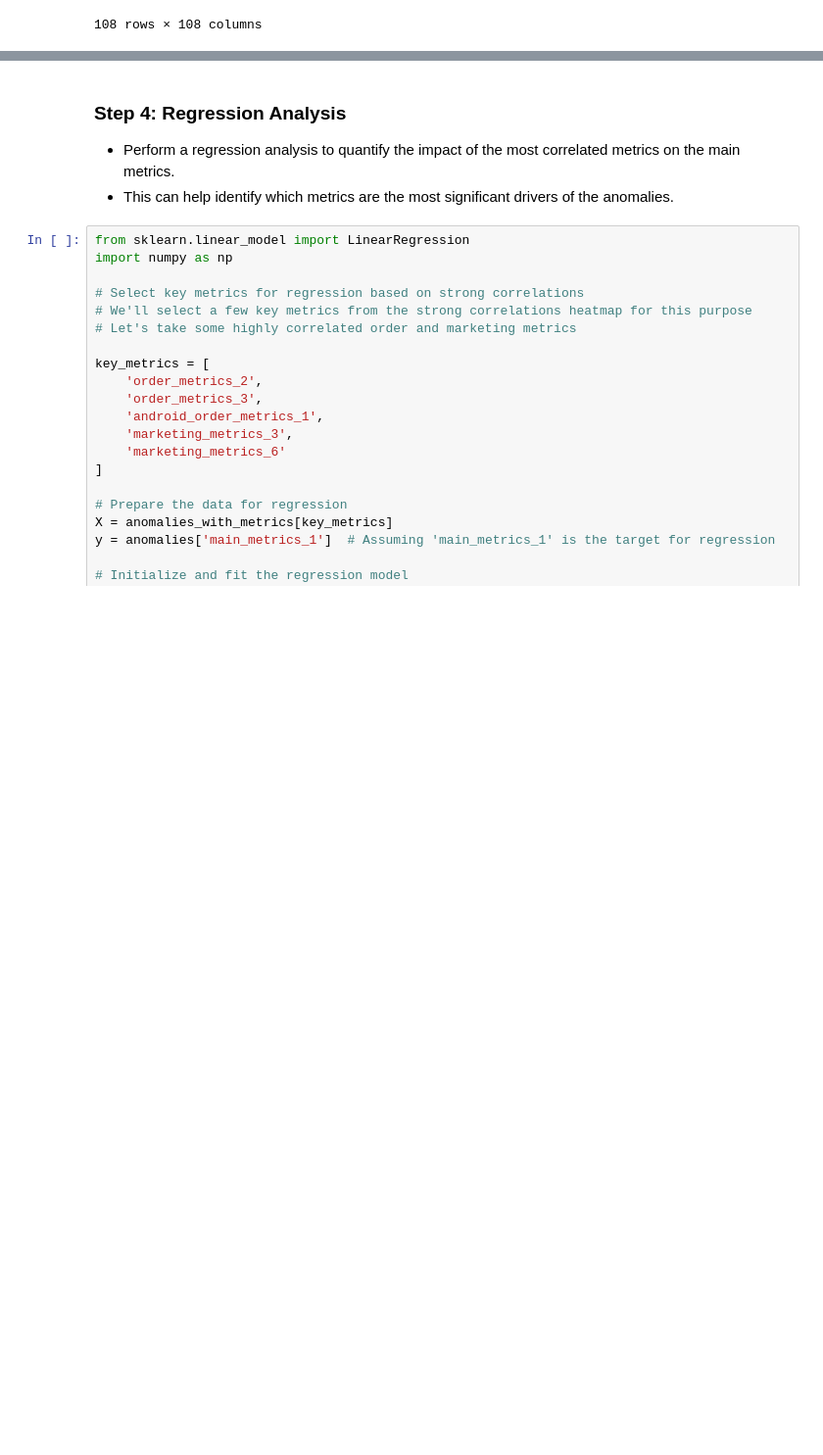
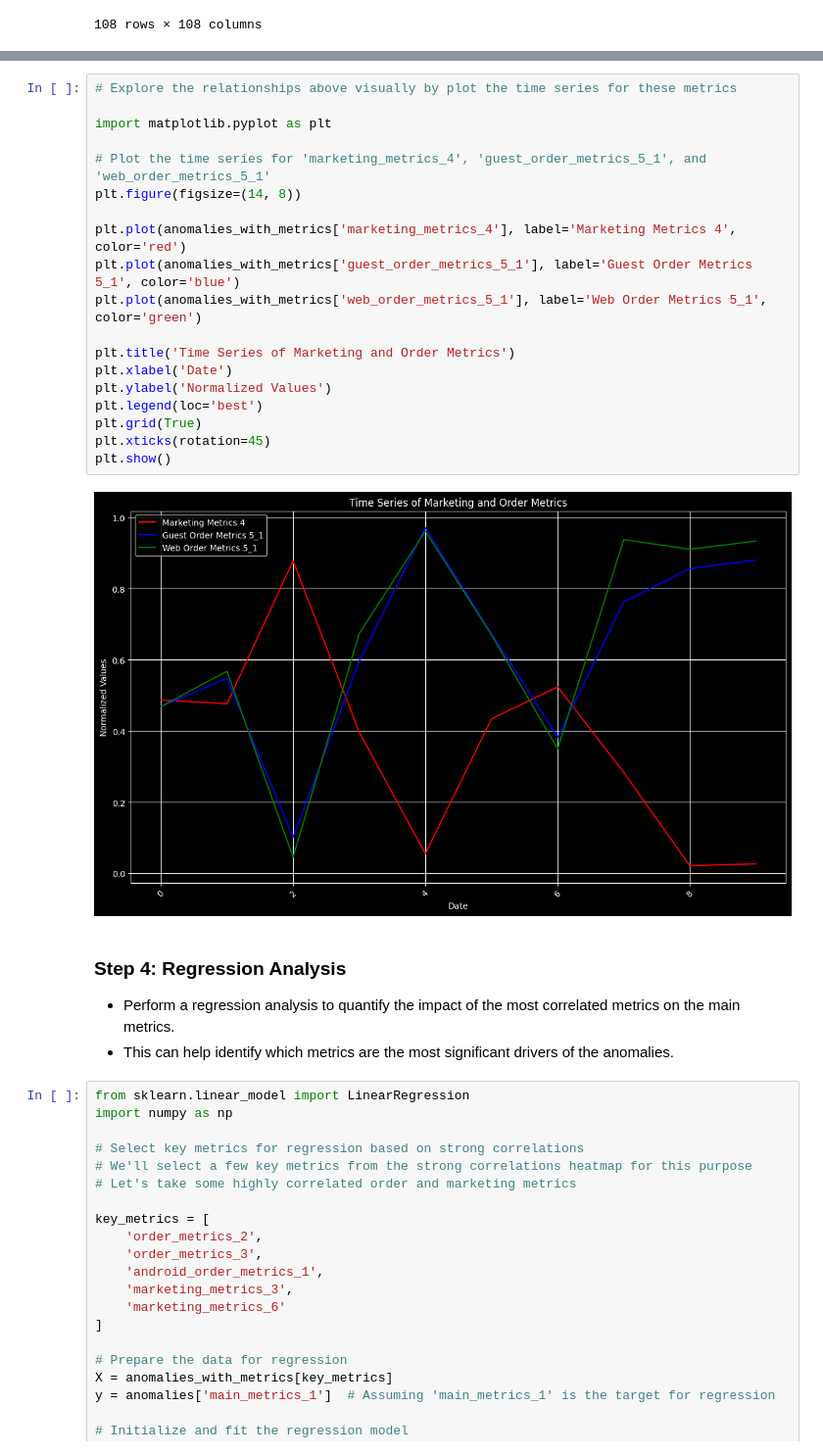
Before and after one commit to ssulaihasubi/floward-take-home-assessment, a Jupyter notebook: case-study-2-anomaly-detection.ipynb, the cells around one changed output, grey strips where cells are left out. Shown at 98% size. Cells and saved outputs as stored; diff of their text form; blank space fills up the shorter version.

```diff
--- a/case-study-2-anomaly-detection.ipynb
+++ b/case-study-2-anomaly-detection.ipynb
@@ -312,3 +389,24 @@ plt.show()
+# %%
+# Explore the relationships above visually by plot the time series for these metrics
+
+import matplotlib.pyplot as plt
+
+# Plot the time series for 'marketing_metrics_4', 'guest_order_metrics_5_1', and 'web_order_metrics_5_1'
+plt.figure(figsize=(14, 8))
+
+plt.plot(anomalies_with_metrics['marketing_metrics_4'], label='Marketing Metrics 4', color='red')
+plt.plot(anomalies_with_metrics['guest_order_metrics_5_1'], label='Guest Order Metrics 5_1', color='blue')
+plt.plot(anomalies_with_metrics['web_order_metrics_5_1'], label='Web Order Metrics 5_1', color='green')
+
+plt.title('Time Series of Marketing and Order Metrics')
+plt.xlabel('Date')
+plt.ylabel('Normalized Values')
+plt.legend(loc='best')
+plt.grid(True)
+plt.xticks(rotation=45)
+plt.show()
+# %% [output]
+[figure, added]
 # %% [markdown]
 ### Step 4: Regression Analysis
 
```
Also changed, not shown: parts of 7 cells of this notebook.
